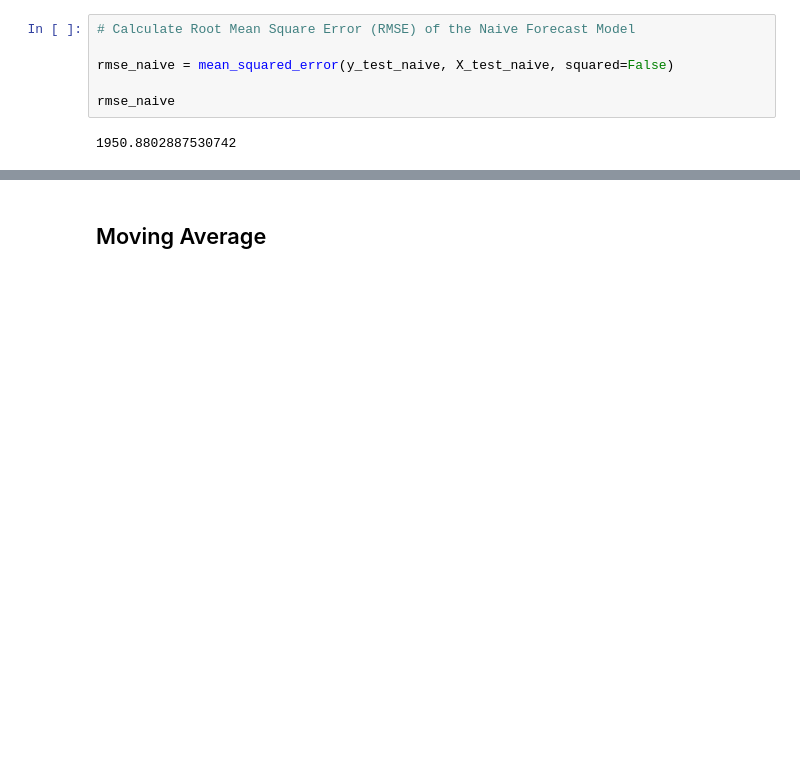
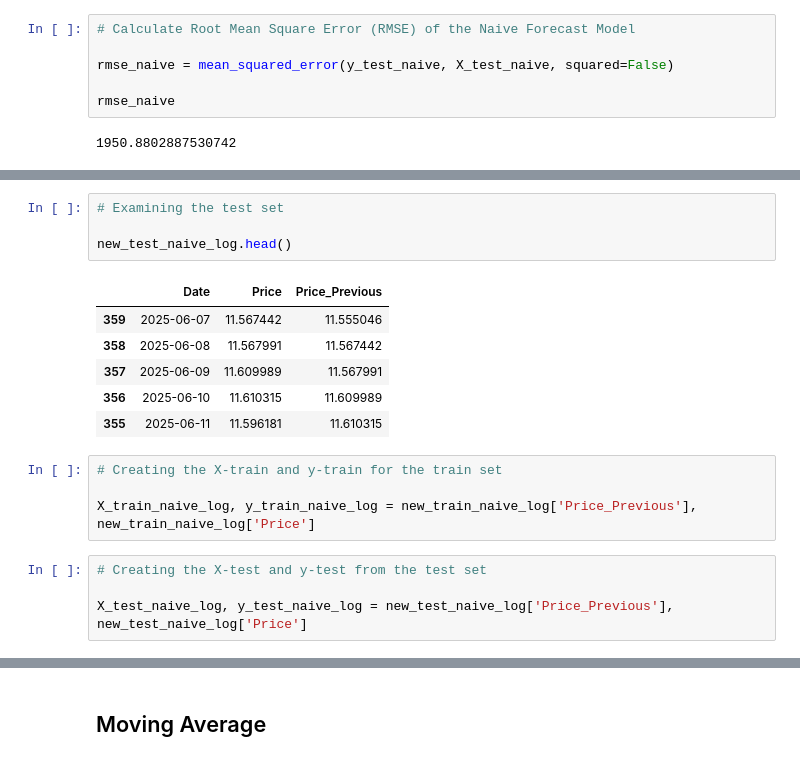
Before and after one commit to keithotuomagie/bitcoin_ts, a Jupyter notebook: notebook.ipynb, the cells around one changed output, grey strips where cells are left out. Cells and saved outputs as stored; diff of their text form; blank space fills up the shorter version.

```diff
--- a/notebook.ipynb
+++ b/notebook.ipynb
@@ -380,0 +447,19 @@ rmse_naive
+# %%
+# Examining the test set
+
+new_test_naive_log.head()
+# %% [output]
+|  | Date | Price | Price_Previous |
+| 359 | 2025-06-07 | 11.567442 | 11.555046 |
+| 358 | 2025-06-08 | 11.567991 | 11.567442 |
+| 357 | 2025-06-09 | 11.609989 | 11.567991 |
+| 356 | 2025-06-10 | 11.610315 | 11.609989 |
+| 355 | 2025-06-11 | 11.596181 | 11.610315 |
+# %%
+# Creating the X-train and y-train for the train set
+
+X_train_naive_log, y_train_naive_log = new_train_naive_log['Price_Previous'], new_train_naive_log['Price']
+# %%
+# Creating the X-test and y-test from the test set
+
+X_test_naive_log, y_test_naive_log = new_test_naive_log['Price_Previous'], new_test_naive_log['Price']
```
Also changed, not shown: parts of 13 cells of this notebook.
